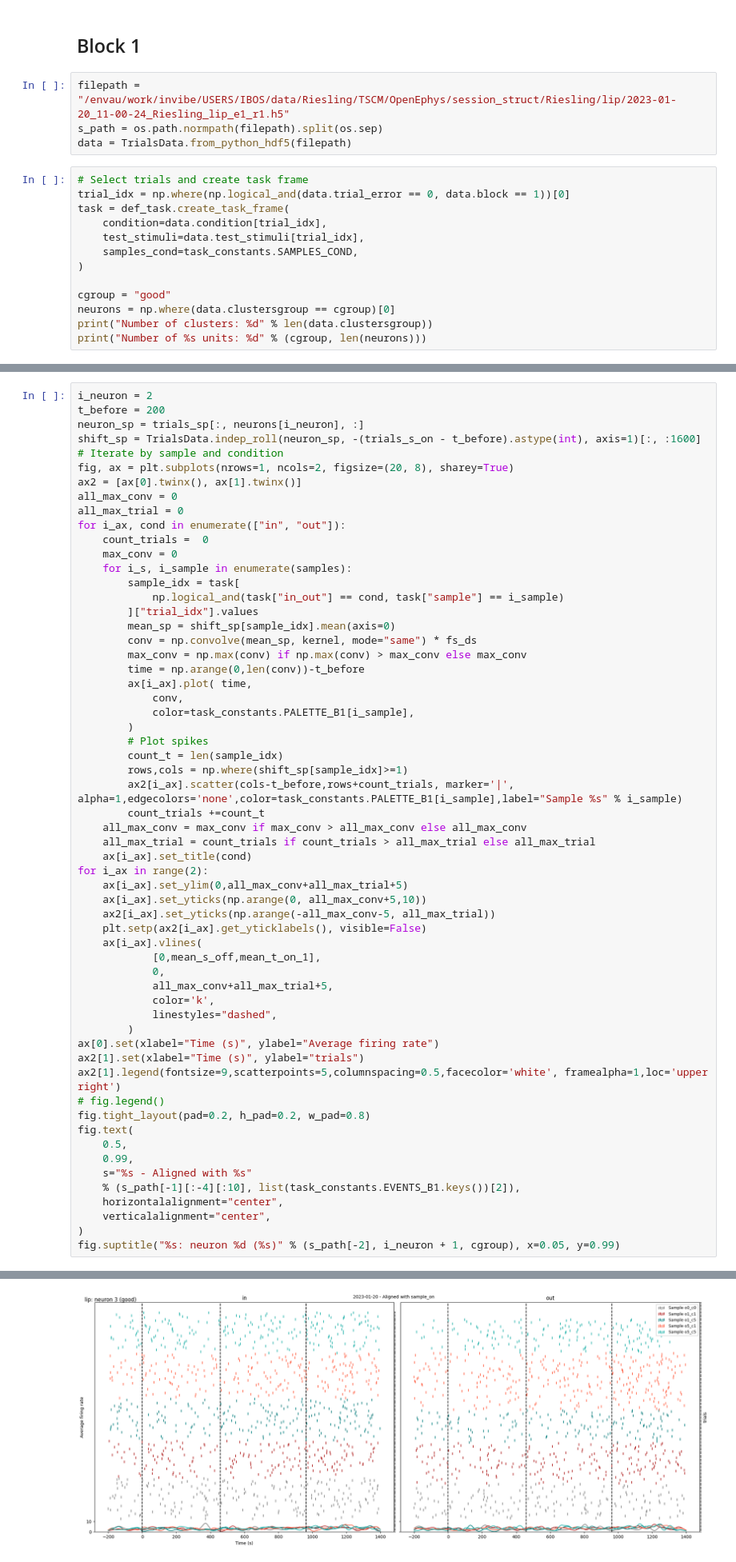
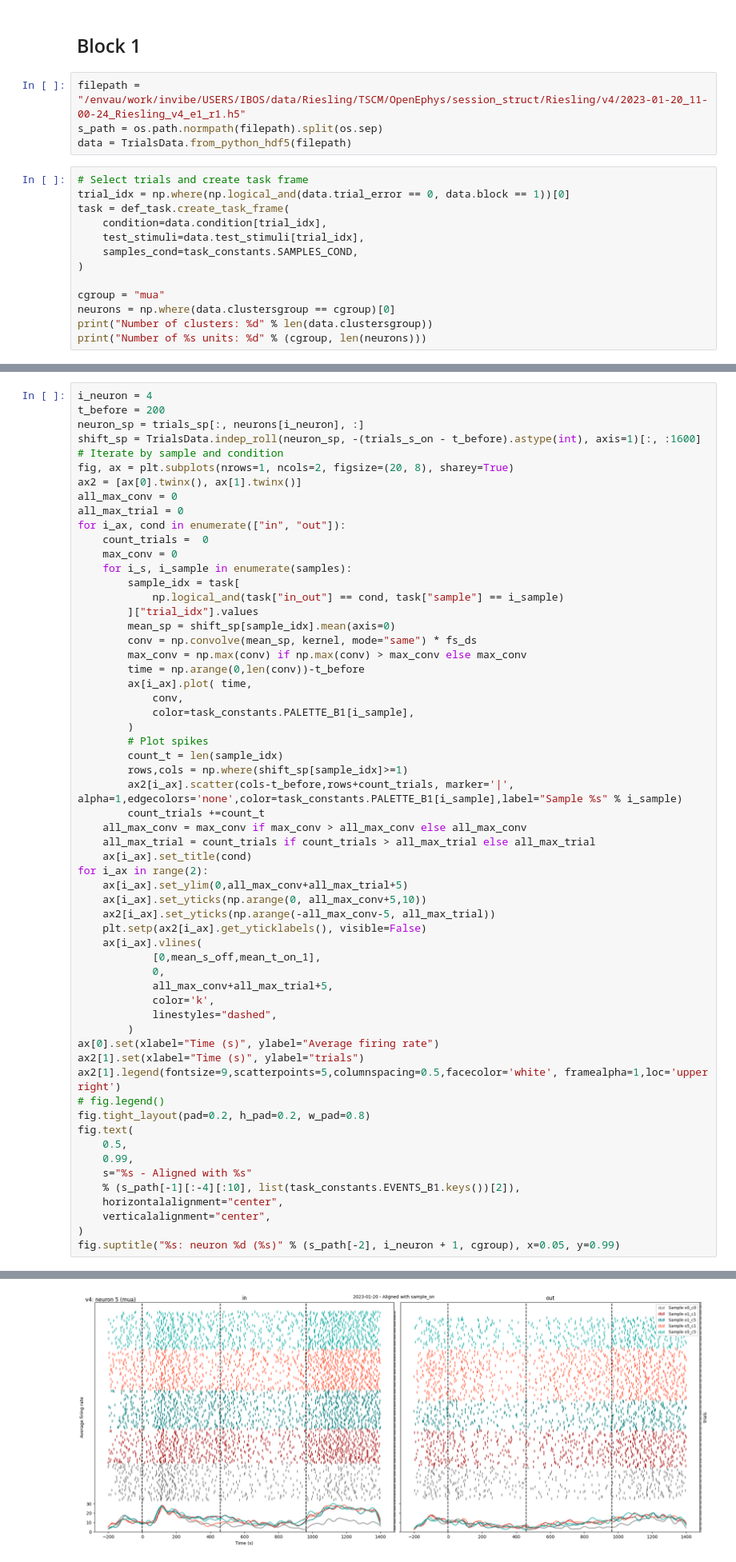
Before and after one commit to Ibos-lab/EphysVibe, a Jupyter notebook: examples/plot_sp_block1.ipynb, the cells around one changed output, grey strips where cells are left out. Shown at 80% size. Drawn from its saved outputs; the diff is of its cells as text.

```diff
--- a/examples/plot_sp_block1.ipynb
+++ b/examples/plot_sp_block1.ipynb
@@ -16,7 +16,7 @@ import os
 # %% [markdown]
 ## Block 1
 # %%
-filepath = "/envau/work/invibe/USERS/IBOS/data/Riesling/TSCM/OpenEphys/session_struct/Riesling/lip/2023-01-20_11-00-24_Riesling_lip_e1_r1.h5"
+filepath = "/envau/work/invibe/USERS/IBOS/data/Riesling/TSCM/OpenEphys/session_struct/Riesling/v4/2023-01-20_11-00-24_Riesling_v4_e1_r1.h5"
 s_path = os.path.normpath(filepath).split(os.sep)
 data = TrialsData.from_python_hdf5(filepath)
 # %%
@@ -28,7 +28,7 @@ task = def_task.create_task_frame(
     samples_cond=task_constants.SAMPLES_COND,
 )
 
-cgroup = "good"
+cgroup = "mua"
 neurons = np.where(data.clustersgroup == cgroup)[0]
 print("Number of clusters: %d" % len(data.clustersgroup))
 print("Number of %s units: %d" % (cgroup, len(neurons)))
@@ -70,7 +70,7 @@ mean_s_off = round((trials_s_off-trials_s_on).mean())
 mean_t_on_1 = round((trials_t_on_1-trials_s_on).mean())
 samples = np.sort(np.unique(task["sample"].values))
 # %%
-i_neuron = 2
+i_neuron = 4
 t_before = 200
 neuron_sp = trials_sp[:, neurons[i_neuron], :]
 shift_sp = TrialsData.indep_roll(neuron_sp, -(trials_s_on - t_before).astype(int), axis=1)[:, :1600]
@@ -133 +133 @@ Text(0.05, 0.99, 'lip: neuron 3 (good)')
-[figure, old version]
+[figure, new version]
```
Also changed, not shown: parts of 3 cells of this notebook, 2 other files.
